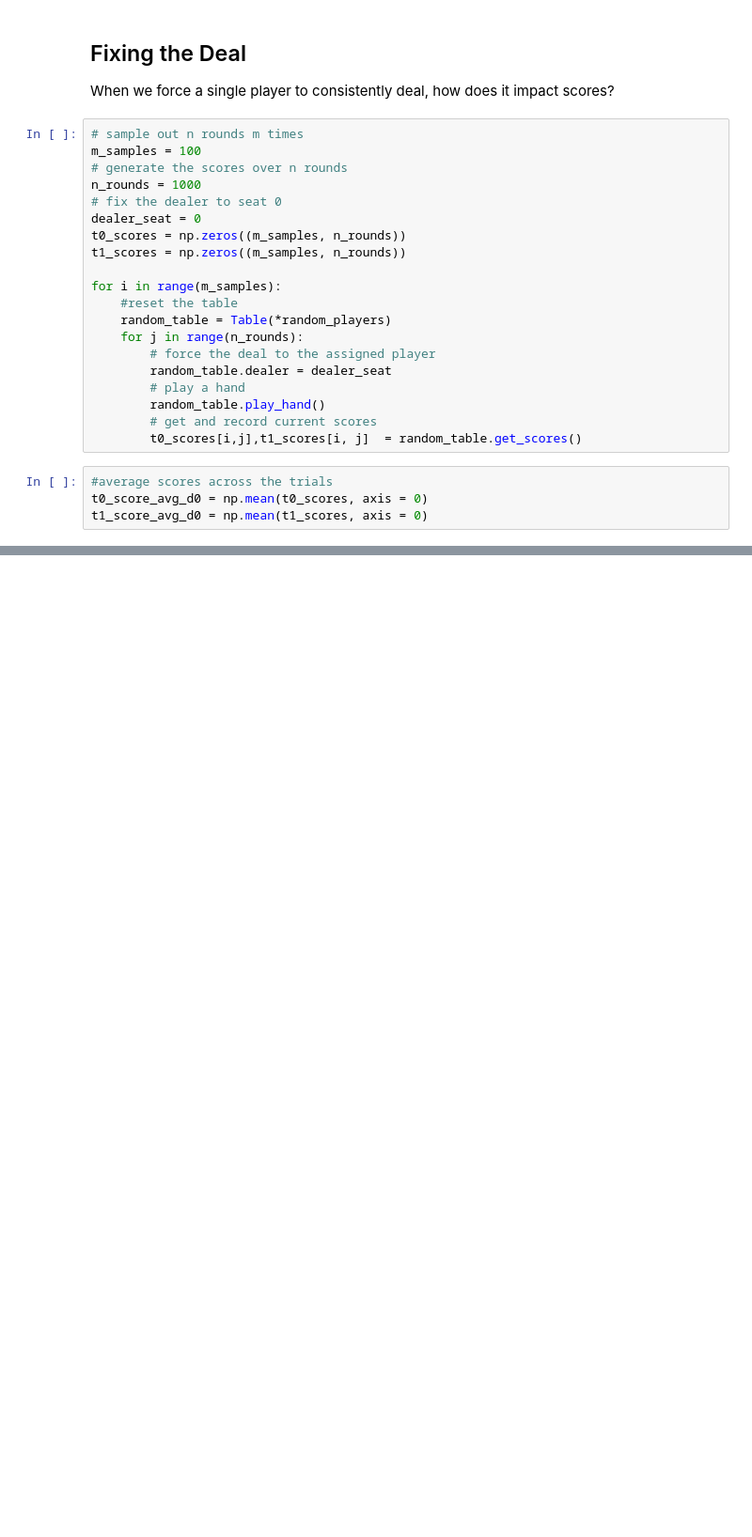
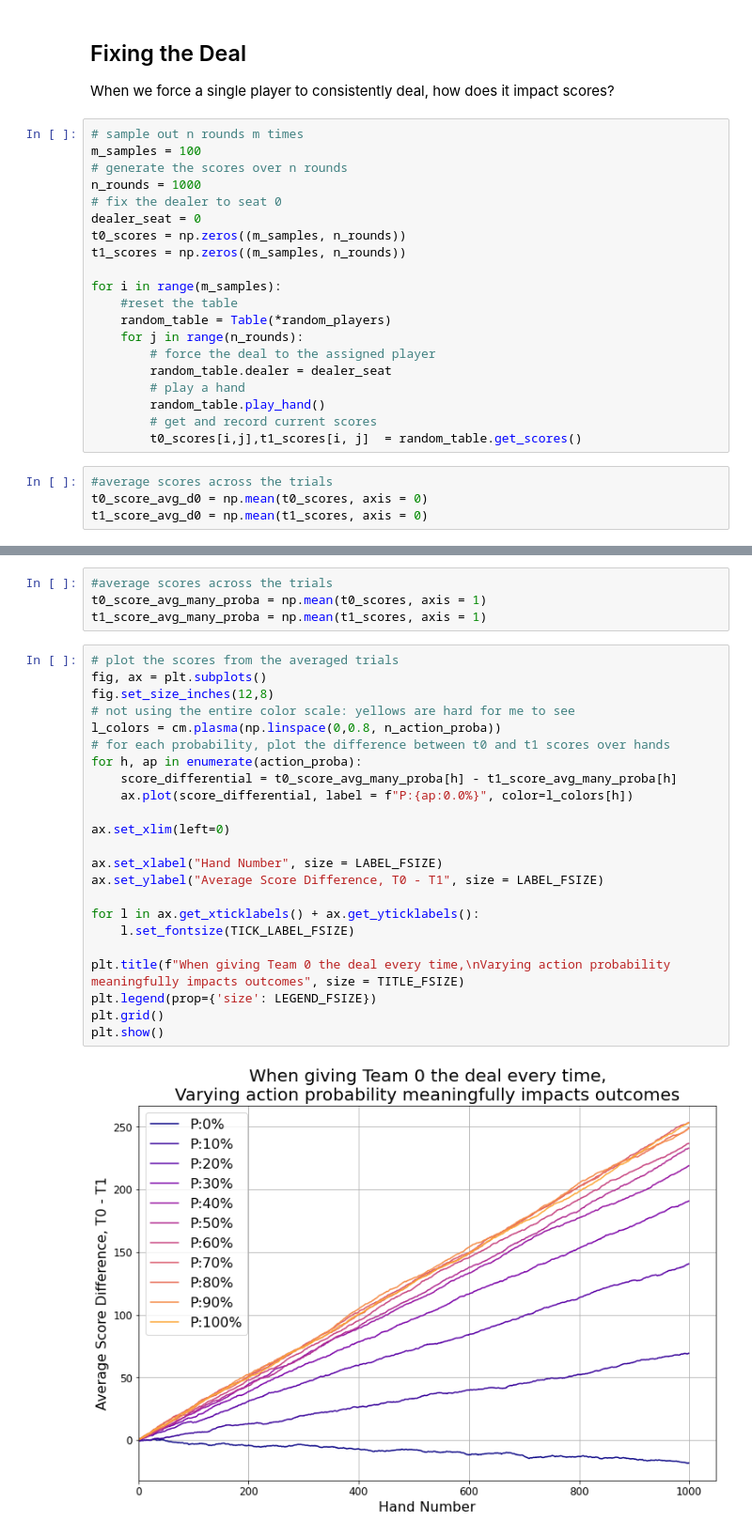
Before and after one commit to LiamABailey/echre-learner, a Jupyter notebook: analyses/random_agent_performance.ipynb, the cells around one changed output, grey strips where cells are left out. Shown at 94% size. Drawn from its saved outputs; the diff is of its cells as text; blank space fills up the shorter version.

Commit message:
Added experimentation around action probability for random agents

```diff
--- a/analyses/random_agent_performance.ipynb
+++ b/analyses/random_agent_performance.ipynb
@@ -158,0 +207,29 @@ Even though P1 gets to play the first card each time (and theoretically gets *so
+# %%
+#average scores across the trials
+t0_score_avg_many_proba = np.mean(t0_scores, axis = 1)
+t1_score_avg_many_proba = np.mean(t1_scores, axis = 1)
+# %%
+# plot the scores from the averaged trials
+fig, ax = plt.subplots()
+fig.set_size_inches(12,8)
+# not using the entire color scale: yellows are hard for me to see
+l_colors = cm.plasma(np.linspace(0,0.8, n_action_proba))
+# for each probability, plot the difference between t0 and t1 scores over hands
+for h, ap in enumerate(action_proba):
+    score_differential = t0_score_avg_many_proba[h] - t1_score_avg_many_proba[h]
+    ax.plot(score_differential, label = f"P:{ap:0.0%}", color=l_colors[h])
+
+ax.set_xlim(left=0)
+
+ax.set_xlabel("Hand Number", size = LABEL_FSIZE)
+ax.set_ylabel("Average Score Difference, T0 - T1", size = LABEL_FSIZE)
+
+for l in ax.get_xticklabels() + ax.get_yticklabels():
+    l.set_fontsize(TICK_LABEL_FSIZE)
+
+plt.title(f"When giving Team 0 the deal every time,\nVarying action probability meaningfully impacts outcomes", size = TITLE_FSIZE)
+plt.legend(prop={'size': LEGEND_FSIZE})
+plt.grid()
+plt.show()
+# %% [output]
+[figure, added]
```
Also changed, not shown: parts of 8 cells of this notebook.
